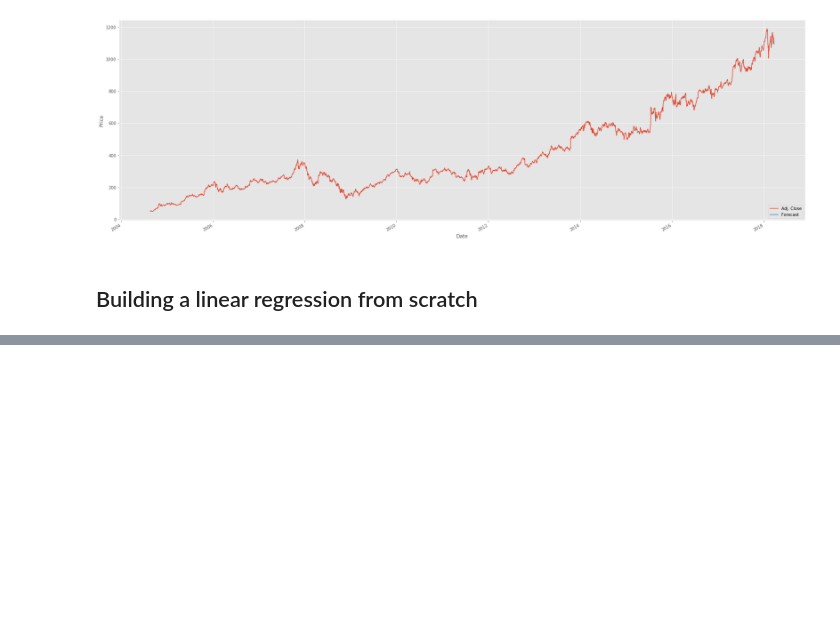
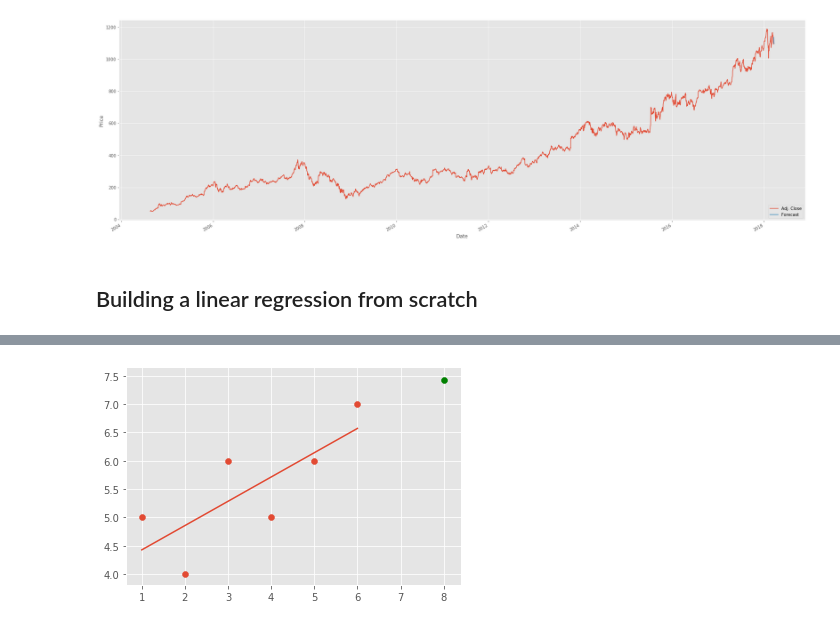
Before and after one commit to emetowinner/DataScience, a Jupyter notebook: DSN 70DaysOfML/DSN 70DaysOfML.ipynb, the cells around one changed output, grey strips where cells are left out. Saved outputs shown, nothing was run; the diff lists cells and outputs as text; code cells hidden in the pictures; blank space fills up the shorter version.

```diff
--- a/DSN 70DaysOfML/DSN 70DaysOfML.ipynb
+++ b/DSN 70DaysOfML/DSN 70DaysOfML.ipynb
@@ -214,0 +232,11 @@ m
+# %%
+#predicting
+predict_x = 8
+predict_y = (m*predict_x)+b
+# %%
+plt.scatter(xs,ys)
+plt.scatter(predict_x,predict_y, color='green')
+plt.plot(xs,regression_line)
+plt.show()
+# %% [output]
+[figure, added]
```
Also changed, not shown: parts of 4 cells of this notebook.
